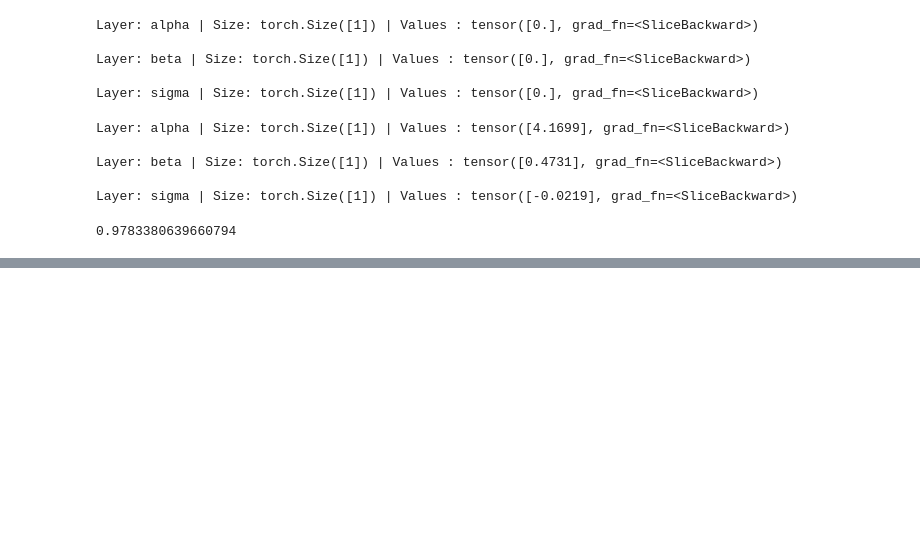
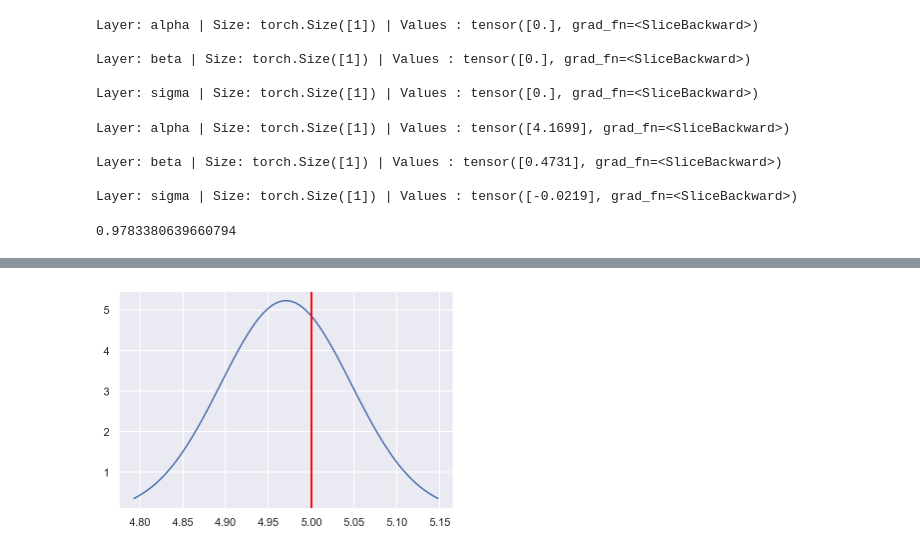
Before and after one commit to AurelienNioche/ActiveTeachingCollaborative, a Jupyter notebook: variatonal-inference.ipynb, the cells around one changed output, grey strips where cells are left out. Cells and saved outputs as stored; diff of their text form; code cells hidden in the pictures; blank space fills up the shorter version.

```diff
--- a/variatonal-inference.ipynb
+++ b/variatonal-inference.ipynb
@@ -279,0 +283,11 @@ scipy.optimize.minimize(objective, x0=0)
+# %%
+q_mu_dist = scipy.stats.norm(loc=mu_n, scale=np.sqrt(1/lambda_n))
+
+x_plot = np.linspace(q_mu_dist.ppf(0.01), q_mu_dist.ppf(0.99), 100)
+q_mu_pdf = q_mu_dist.pdf(x_plot)
+
+fig, ax = plt.subplots()
+ax.plot(x_plot, q_mu_pdf)
+ax.axvline(mu, color='red');
+# %% [output]
+[figure, added]
```
Also changed, not shown: parts of 47 cells of this notebook, 1 other file.
